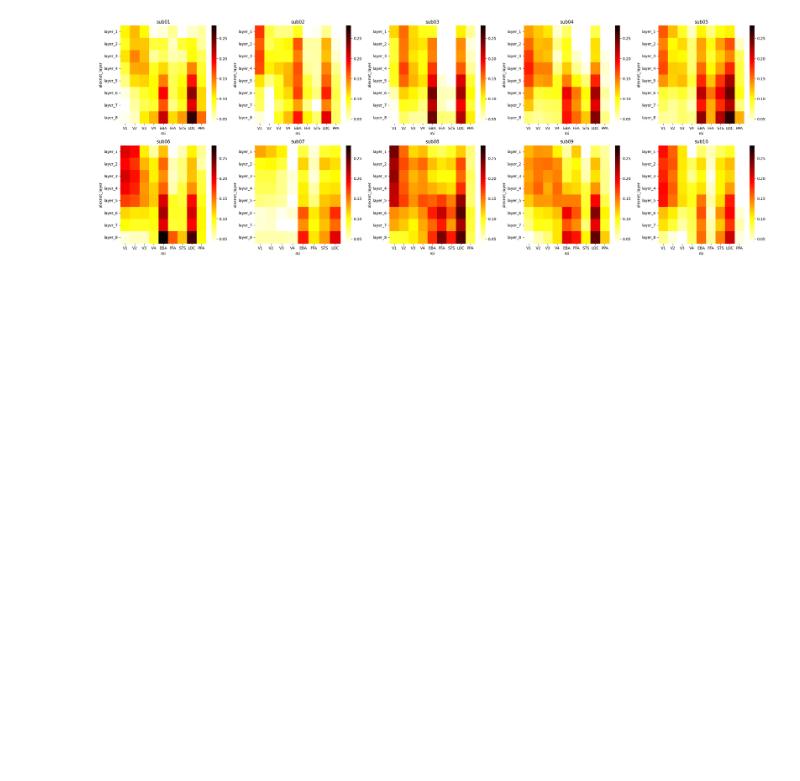
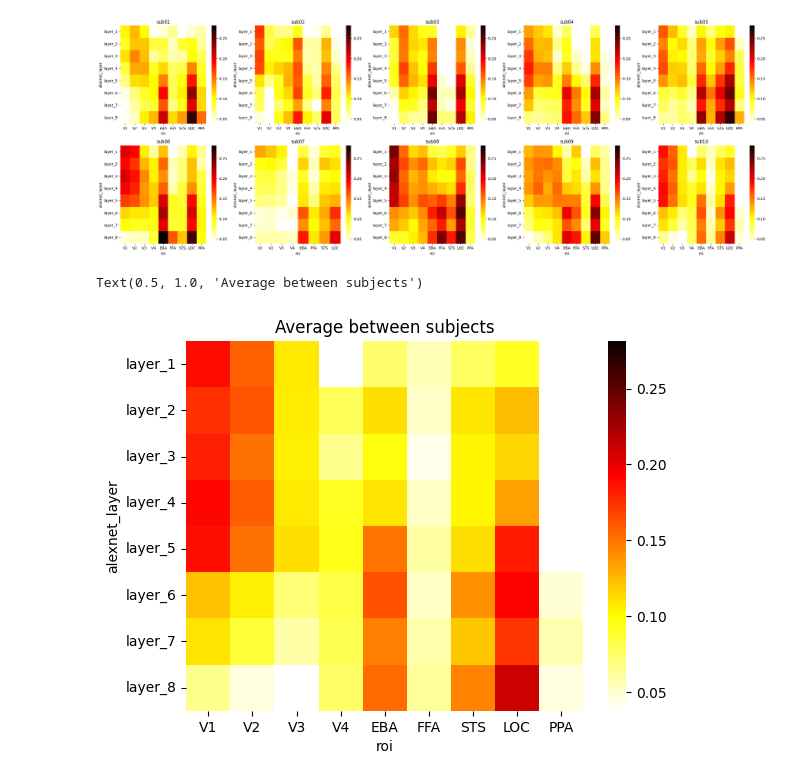
Before and after one commit to clachevv/neuro-match-project, a Jupyter notebook: notebooks/pca_loaded_from_memory.ipynb, the cells around one changed output. Drawn from its saved outputs; the diff is of its cells as text; code cells hidden in the pictures; blank space fills up the shorter version.

```diff
--- a/notebooks/pca_loaded_from_memory.ipynb
+++ b/notebooks/pca_loaded_from_memory.ipynb
@@ -204,7 +226,7 @@ axes = axes.flatten()
 
 roi_order = ['V1', 'V2', 'V3','V4','EBA','FFA', 'STS', 'LOC', 'PPA']
 subjects_order = output.subject.sort_values().unique()
-
+average_data = {}
 for ax, sub in zip(axes, subjects_order):
     sub_data = output[output.subject == sub].drop(columns=['fmri_roi'])
     heatmap_df = sub_data.groupby(['alexnet_layer','roi']).pearson_corr.sum().unstack()#.reset_index()
@@ -213,9 +235,39 @@ for ax, sub in zip(axes, subjects_order):
         reordered_data = heatmap_df[roi_order]
     except:
         reordered_data = heatmap_df[['V1', 'V2', 'V3','V4','EBA','FFA', 'STS', 'LOC']]
+
     sns.heatmap(reordered_data, vmin=vmin, vmax=vmax, cmap='hot_r',ax=ax)
     ax.set_title(sub)
+    average_data[sub]=reordered_data.to_numpy()
 
 plt.tight_layout()
 # %% [output]
 [figure]
+# %%
+# Get the size of the matrices
+matrix_size = average_data['sub10'].shape
+
+# Initialize an accumulator matrix
+accumulator = np.zeros(matrix_size)
+
+# Sum all matrices
+for matrix in average_data.values():
+    matrix = np.nan_to_num(matrix, nan=0)
+    try:
+        accumulator += matrix
+    except:
+        zero_array = np.zeros((8, 1))
+        matrix = np.hstack((matrix, zero_array))
+        accumulator += matrix
+
+    # print(accumulator)
+    # print("######################")
+
+# Calculate the average matrix
+average_matrix = accumulator / len(average_data)
+heat_map = pd.DataFrame(columns =heatmap_df.columns, data = average_matrix, index=heatmap_df.index)
+sns.heatmap(reordered_data, vmin=vmin, vmax=vmax, cmap='hot_r')
+plt.title("Average between subjects")
+# %% [output]
+Text(0.5, 1.0, 'Average between subjects')
+[figure, added]
```
Also changed, not shown: parts of 4 cells of this notebook.
